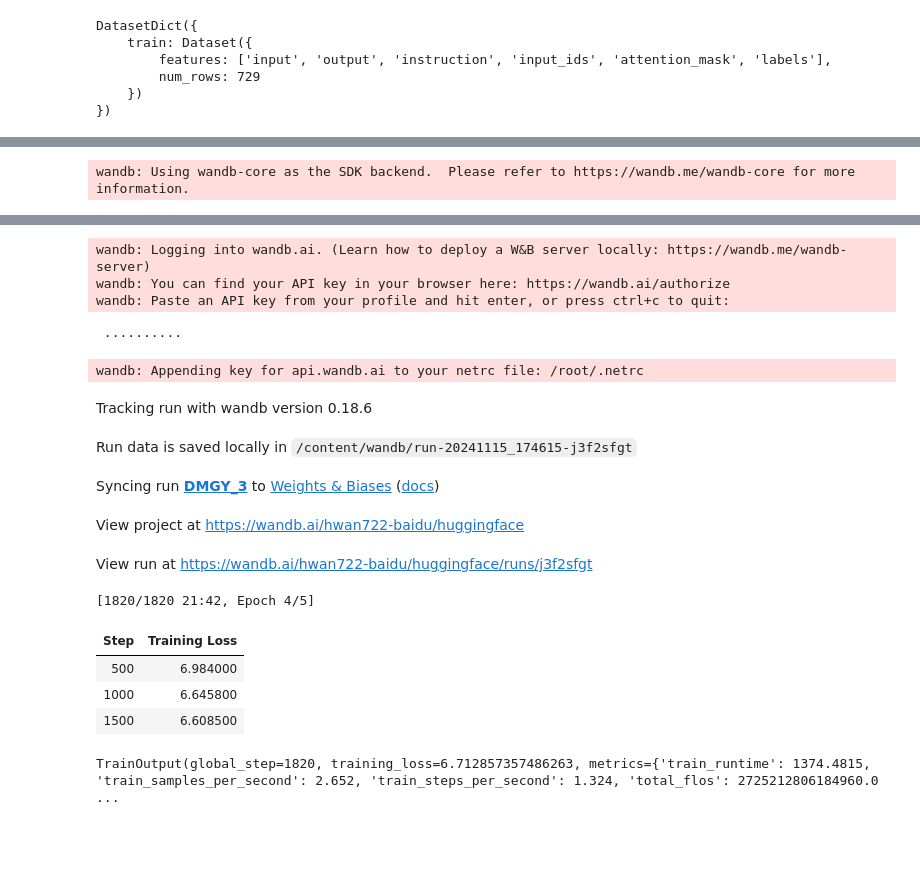
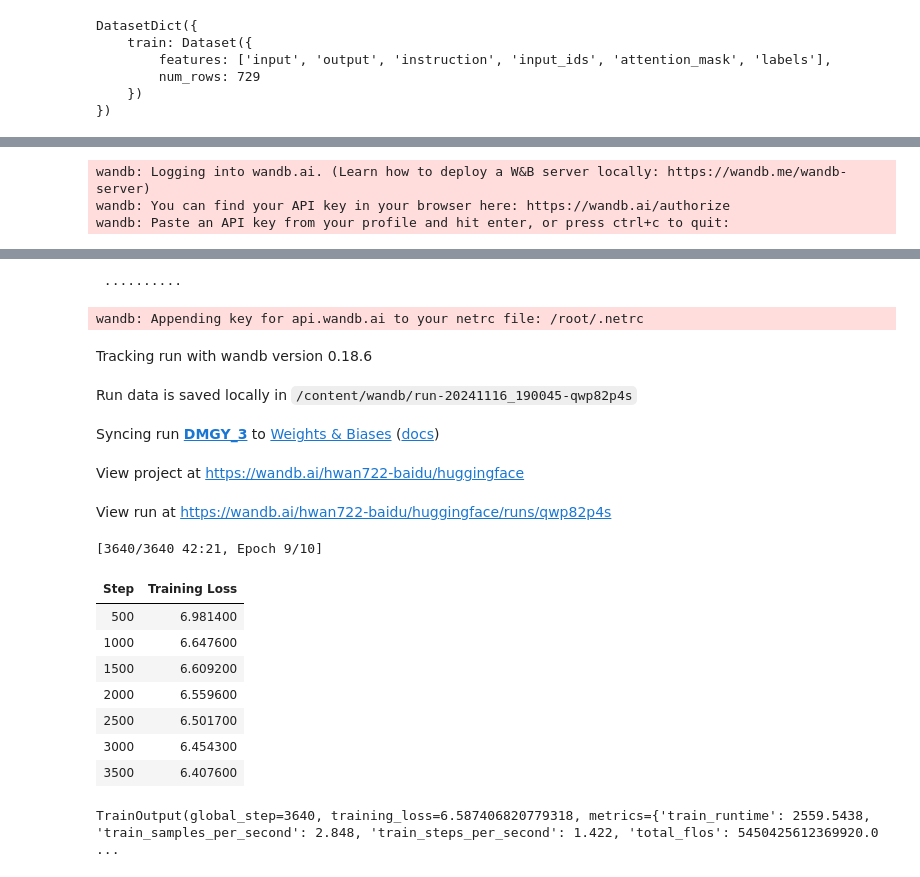
Before and after one commit to HWAN722/Deep-learning-models, a Jupyter notebook: Llama3_2_1B.ipynb, the cells around one changed output, grey strips where cells are left out. Cells and saved outputs as stored; diff of their text form; code cells hidden in the pictures; blank space fills up the shorter version.

Commit message:
update training process

```diff
--- a/Llama3_2_1B.ipynb
+++ b/Llama3_2_1B.ipynb
@@ -93,17 +93,19 @@ training_args = TrainingArguments(
     per_device_train_batch_size=1,
     per_device_eval_batch_size=1,
     gradient_accumulation_steps=2,
-    num_train_epochs=5,
+    num_train_epochs=10,
     fp16=False,
     bf16=True,
     group_by_length=True,
     report_to="wandb"
 )
 
+
 trainer = Trainer(
     model=model,
     args=training_args,
     train_dataset=tokenized_datasets["train"],
+    eval_dataset=tokenized_datasets["train"].train_test_split(test_size=0.2),
 )
 
 trainer.train()
@@ -111 +114,3 @@ trainer.train()
-wandb: Using wandb-core as the SDK backend.  Please refer to https://wandb.me/wandb-core for more information.
+wandb: Logging into wandb.ai. (Learn how to deploy a W&B server locally: https://wandb.me/wandb-server)
+wandb: You can find your API key in your browser here: https://wandb.ai/authorize
+wandb: Paste an API key from your profile and hit enter, or press ctrl+c to quit:
@@ -113,19 +117,20 @@ wandb: Using wandb-core as the SDK backend.  Please refer to https://wandb.me/wa
-wandb: Logging into wandb.ai. (Learn how to deploy a W&B server locally: https://wandb.me/wandb-server)
-wandb: You can find your API key in your browser here: https://wandb.ai/authorize
-wandb: Paste an API key from your profile and hit enter, or press ctrl+c to quit:
+ ··········
- ··········
+wandb: Appending key for api.wandb.ai to your netrc file: /root/.netrc
-wandb: Appending key for api.wandb.ai to your netrc file: /root/.netrc
 Tracking run with wandb version 0.18.6
-Run data is saved locally in /content/wandb/run-20241115_174615-j3f2sfgt
+Run data is saved locally in /content/wandb/run-20241116_190045-qwp82p4s
 Syncing run DMGY_3 to Weights & Biases (docs)
 View project at https://wandb.ai/hwan722-baidu/huggingface
-View run at https://wandb.ai/hwan722-baidu/huggingface/runs/j3f2sfgt
+View run at https://wandb.ai/hwan722-baidu/huggingface/runs/qwp82p4s
+[3640/3640 42:21, Epoch 9/10]
+| Step | Training Loss |
+| 500 | 6.981400 |
+| 1000 | 6.647600 |
+| 1500 | 6.609200 |
+| 2000 | 6.559600 |
+| 2500 | 6.501700 |
+| 3000 | 6.454300 |
+| 3500 | 6.407600 |
-[1820/1820 21:42, Epoch 4/5]
+TrainOutput(global_step=3640, training_loss=6.587406820779318, metrics={'train_runtime': 2559.5438, 'train_samples_per_second': 2.848, 'train_steps_per_second': 1.422, 'total_flos': 5450425612369920.0 ...
-| Step | Training Loss |
-| 500 | 6.984000 |
-| 1000 | 6.645800 |
-| 1500 | 6.608500 |
-TrainOutput(global_step=1820, training_loss=6.712857357486263, metrics={'train_runtime': 1374.4815, 'train_samples_per_second': 2.652, 'train_steps_per_second': 1.324, 'total_flos': 2725212806184960.0 ...
 # %%
 test_inputs = [
     "我是",
```
Also changed, not shown: parts of 2 cells of this notebook.
